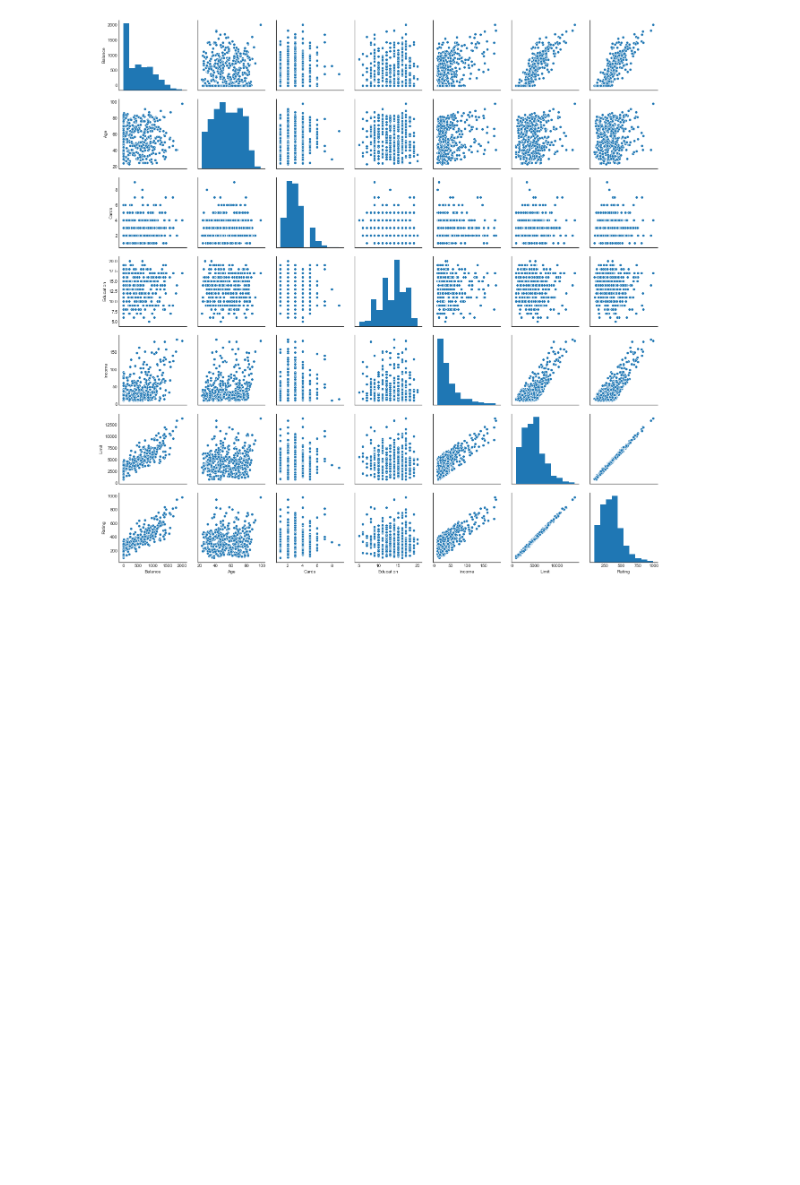
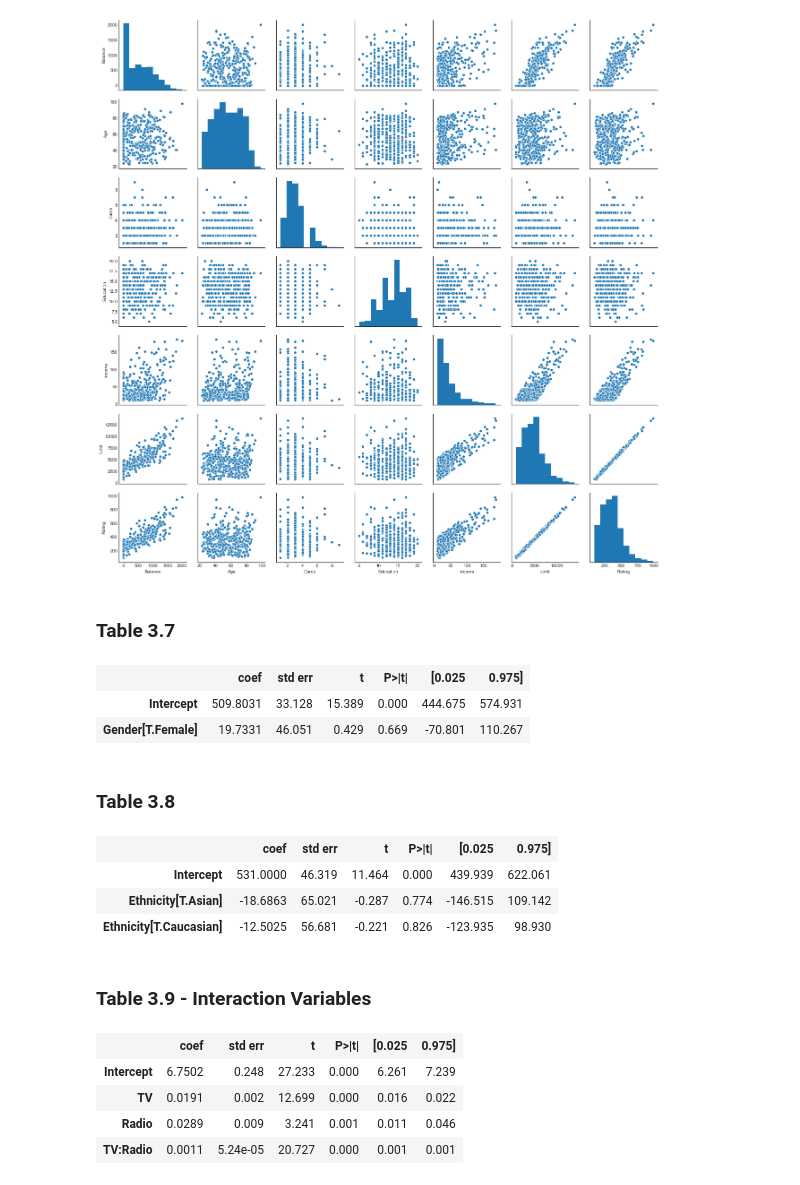
Before and after one commit to YYingH/ISLR_Python, a Jupyter notebook: Chapter3.ipynb, the cells around one changed output. Cells and saved outputs as stored; diff of their text form; code cells hidden in the pictures; blank space fills up the shorter version.

```diff
--- a/Chapter3.ipynb
+++ b/Chapter3.ipynb
@@ -339,3 +339,33 @@ Text(0.5, 0, 'Sales')
 sns.pairplot(credit[['Balance','Age','Cards','Education','Income','Limit','Rating']]);
 # %% [output]
 [figure]
+# %% [markdown]
+### Table 3.7
+# %%
+est = smf.ols('Balance ~ Gender', credit).fit()
+est.summary().tables[1]
+# %% [output]
+|  | coef | std err | t | P>|t| | [0.025 | 0.975] |
+| Intercept | 509.8031 | 33.128 | 15.389 | 0.000 | 444.675 | 574.931 |
+| Gender[T.Female] | 19.7331 | 46.051 | 0.429 | 0.669 | -70.801 | 110.267 |
+# %% [markdown]
+### Table 3.8
+# %%
+est = smf.ols('Balance ~ Ethnicity', credit).fit()
+est.summary().tables[1]
+# %% [output]
+|  | coef | std err | t | P>|t| | [0.025 | 0.975] |
+| Intercept | 531.0000 | 46.319 | 11.464 | 0.000 | 439.939 | 622.061 |
+| Ethnicity[T.Asian] | -18.6863 | 65.021 | -0.287 | 0.774 | -146.515 | 109.142 |
+| Ethnicity[T.Caucasian] | -12.5025 | 56.681 | -0.221 | 0.826 | -123.935 | 98.930 |
+# %% [markdown]
+### Table 3.9 - Interaction Variables
+# %%
+est = smf.ols('Sales ~ TV + Radio + TV*Radio', advertising).fit()
+est.summary().tables[1]
+# %% [output]
+|  | coef | std err | t | P>|t| | [0.025 | 0.975] |
+| Intercept | 6.7502 | 0.248 | 27.233 | 0.000 | 6.261 | 7.239 |
+| TV | 0.0191 | 0.002 | 12.699 | 0.000 | 0.016 | 0.022 |
+| Radio | 0.0289 | 0.009 | 3.241 | 0.001 | 0.011 | 0.046 |
+| TV:Radio | 0.0011 | 5.24e-05 | 20.727 | 0.000 | 0.001 | 0.001 |
```
Also changed, not shown: parts of 12 cells of this notebook.
